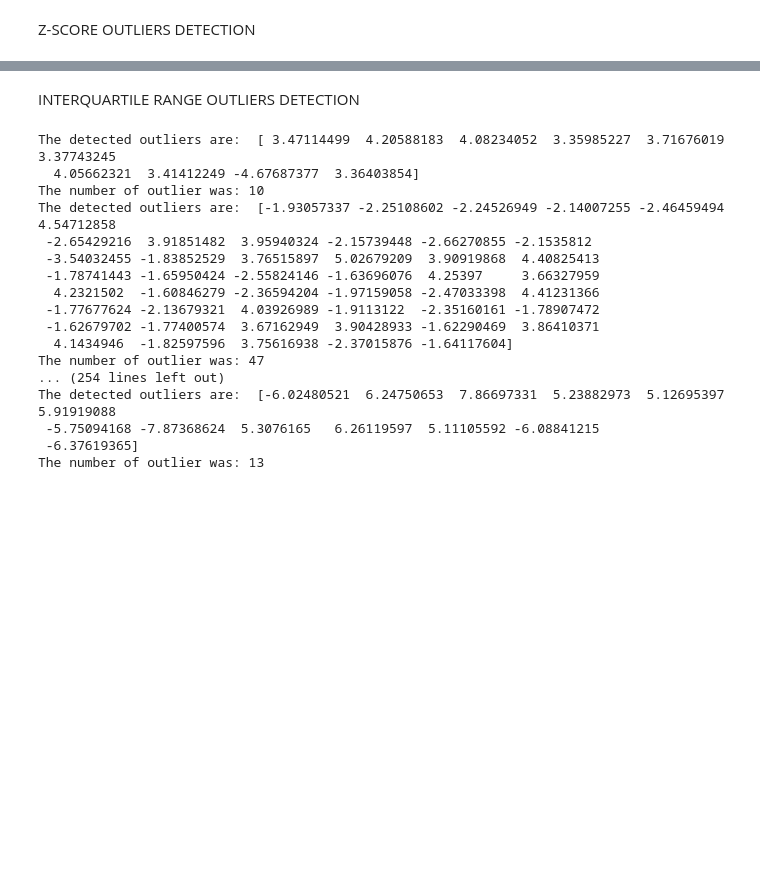
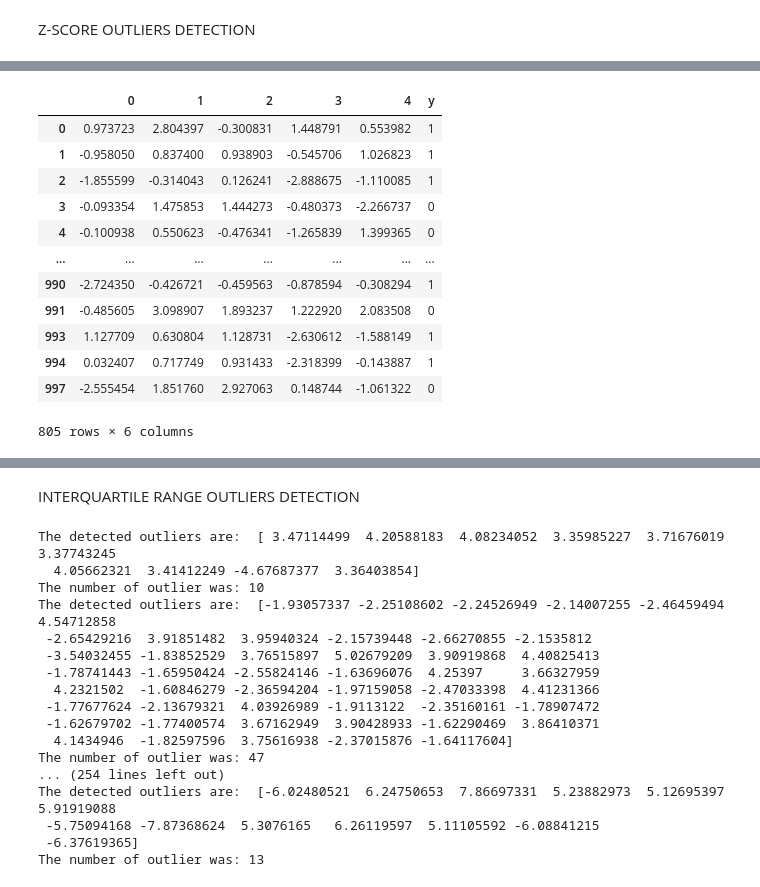
Before and after one commit to GiovanniStefanizzi/Data-and-Information-Quality-Project, a Jupyter notebook: Accuracy.ipynb, the cells around one changed output, grey strips where cells are left out. Cells and saved outputs as stored; diff of their text form; code cells hidden in the pictures; blank space fills up the shorter version.

```diff
--- a/Accuracy.ipynb
+++ b/Accuracy.ipynb
@@ -242,0 +289,16 @@ The number of outlier is: 52
+# %%
+clean[0]
+# %% [output]
+|  | 0 | 1 | 2 | 3 | 4 | y |
+| 0 | 0.973723 | 2.804397 | -0.300831 | 1.448791 | 0.553982 | 1 |
+| 1 | -0.958050 | 0.837400 | 0.938903 | -0.545706 | 1.026823 | 1 |
+| 2 | -1.855599 | -0.314043 | 0.126241 | -2.888675 | -1.110085 | 1 |
+| 3 | -0.093354 | 1.475853 | 1.444273 | -0.480373 | -2.266737 | 0 |
+| 4 | -0.100938 | 0.550623 | -0.476341 | -1.265839 | 1.399365 | 0 |
+| ... | ... | ... | ... | ... | ... | ... |
+| 990 | -2.724350 | -0.426721 | -0.459563 | -0.878594 | -0.308294 | 1 |
+| 991 | -0.485605 | 3.098907 | 1.893237 | 1.222920 | 2.083508 | 0 |
+| 993 | 1.127709 | 0.630804 | 1.128731 | -2.630612 | -1.588149 | 1 |
+| 994 | 0.032407 | 0.717749 | 0.931433 | -2.318399 | -0.143887 | 1 |
+| 997 | -2.555454 | 1.851760 | 2.927063 | 0.148744 | -1.061322 | 0 |
+805 rows × 6 columns
```
Also changed, not shown: parts of 11 cells of this notebook.
